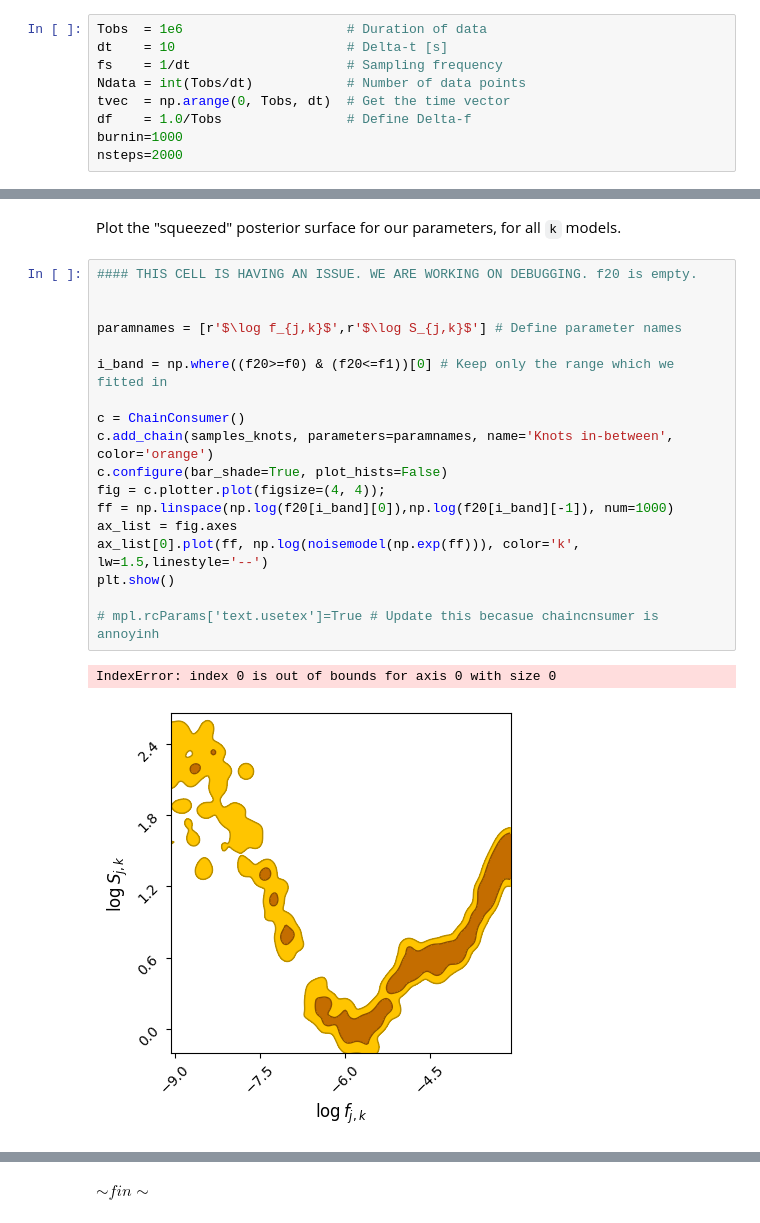
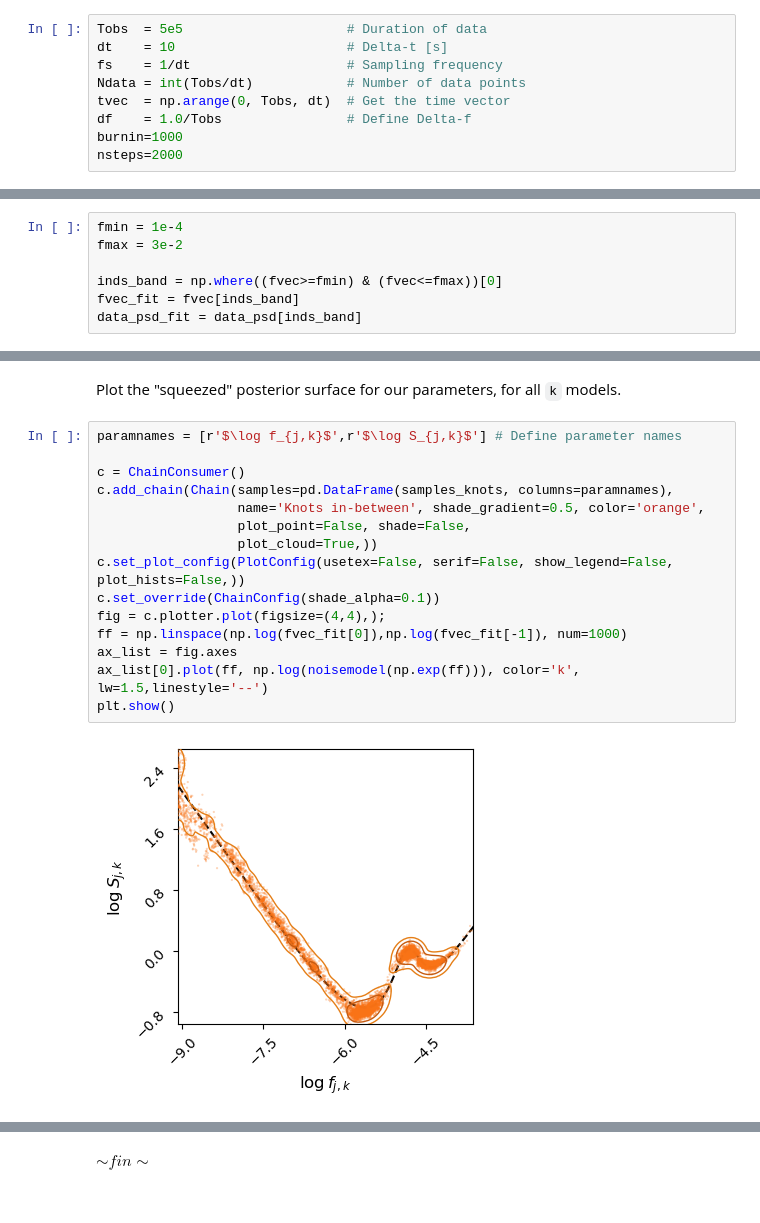
Before and after one commit to mikekatz04/Eryn, a Jupyter notebook: examples/more_tutorials.ipynb, the cells around one changed output, grey strips where cells are left out. Saved outputs shown, nothing was run; the diff lists cells and outputs as text.

```diff
--- a/examples/more_tutorials.ipynb
+++ b/examples/more_tutorials.ipynb
@@ -370,7 +354,7 @@ In this section we will attempt to fit a spectrum using a shape-agnostic model b
 # %% [markdown]
 First we set-up the type of measurement. The duration, cadence, also try to define the total number of steps for our sampler.
 # %%
-Tobs  = 1e6                     # Duration of data
+Tobs  = 5e5                     # Duration of data
 dt    = 10                      # Delta-t [s]
 fs    = 1/dt                    # Sampling frequency
 Ndata = int(Tobs/dt)            # Number of data points
@@ -454,3 +415,10 @@ plt.legend(loc='lower left')
+# %%
+fmin = 1e-4
+fmax = 3e-2
+
+inds_band = np.where((fvec>=fmin) & (fvec<=fmax))[0]
+fvec_fit = fvec[inds_band]
+data_psd_fit = data_psd[inds_band]
 # %% [markdown]
 Now we setting up the sampler.
 # %%
@@ -744,26 +710,22 @@ samples_edges = get_clean_chain(baseline_run_backend.get_chain()['edges'], ndim_
 # %% [markdown]
 Plot the "squeezed" posterior surface for our parameters, for all `k` models.
 # %%
-#### THIS CELL IS HAVING AN ISSUE. WE ARE WORKING ON DEBUGGING. f20 is empty.
-
-
 paramnames = [r'$\log f_{j,k}$',r'$\log S_{j,k}$'] # Define parameter names
 
-i_band = np.where((f20>=f0) & (f20<=f1))[0] # Keep only the range which we fitted in
-
 c = ChainConsumer()
-c.add_chain(samples_knots, parameters=paramnames, name='Knots in-between', color='orange')
-c.configure(bar_shade=True, plot_hists=False)
-fig = c.plotter.plot(figsize=(4, 4));
-ff = np.linspace(np.log(f20[i_band][0]),np.log(f20[i_band][-1]), num=1000)
+c.add_chain(Chain(samples=pd.DataFrame(samples_knots, columns=paramnames),
+                  name='Knots in-between', shade_gradient=0.5, color='orange',
+                  plot_point=False, shade=False,
+                  plot_cloud=True,))
+c.set_plot_config(PlotConfig(usetex=False, serif=False, show_legend=False, plot_hists=False,))
+c.set_override(ChainConfig(shade_alpha=0.1))
+fig = c.plotter.plot(figsize=(4,4),);
+ff = np.linspace(np.log(fvec_fit[0]),np.log(fvec_fit[-1]), num=1000)
 ax_list = fig.axes
 ax_list[0].plot(ff, np.log(noisemodel(np.exp(ff))), color='k', lw=1.5,linestyle='--')
 plt.show()
-
-# mpl.rcParams['text.usetex']=True # Update this becasue chaincnsumer is annoyinh
 # %% [output]
-IndexError: index 0 is out of bounds for axis 0 with size 0
-[figure, old version]
+[figure, new version]
 # %%
 knots_k_chain = get_clean_k_chains(baseline_run_backend)
 
```
Also changed, not shown: parts of 38 cells of this notebook.
